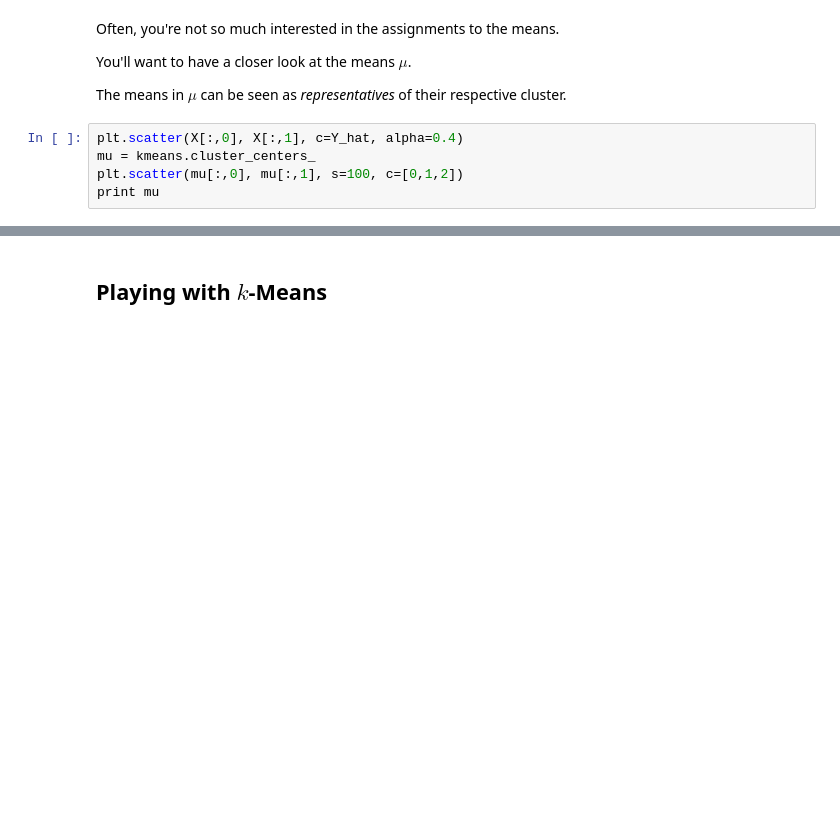
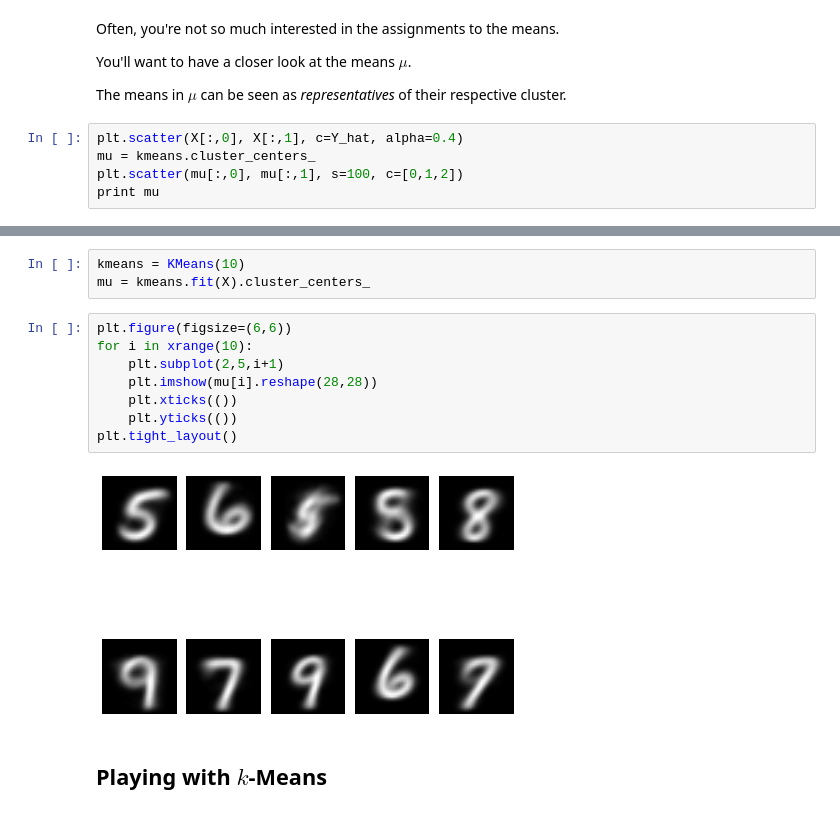
Before and after one commit to temporaer/tutorial_ml_gkbionics, a Jupyter notebook: KMeans.ipynb, the cells around one changed output, grey strips where cells are left out. Saved outputs shown, nothing was run; the diff lists cells and outputs as text; blank space fills up the shorter version.

```diff
--- a/KMeans.ipynb
+++ b/KMeans.ipynb
@@ -47,3 +60,16 @@ print mu
+# %%
+kmeans = KMeans(10)
+mu = kmeans.fit(X).cluster_centers_
+# %%
+plt.figure(figsize=(6,6))
+for i in xrange(10):
+    plt.subplot(2,5,i+1)
+    plt.imshow(mu[i].reshape(28,28))
+    plt.xticks(())
+    plt.yticks(())
+plt.tight_layout()
+# %% [output]
+[figure, added]
 # %% [markdown]
 ## Playing with $k$-Means
 # %% [markdown]
```
Also changed, not shown: parts of 4 cells of this notebook, 3 other files.
